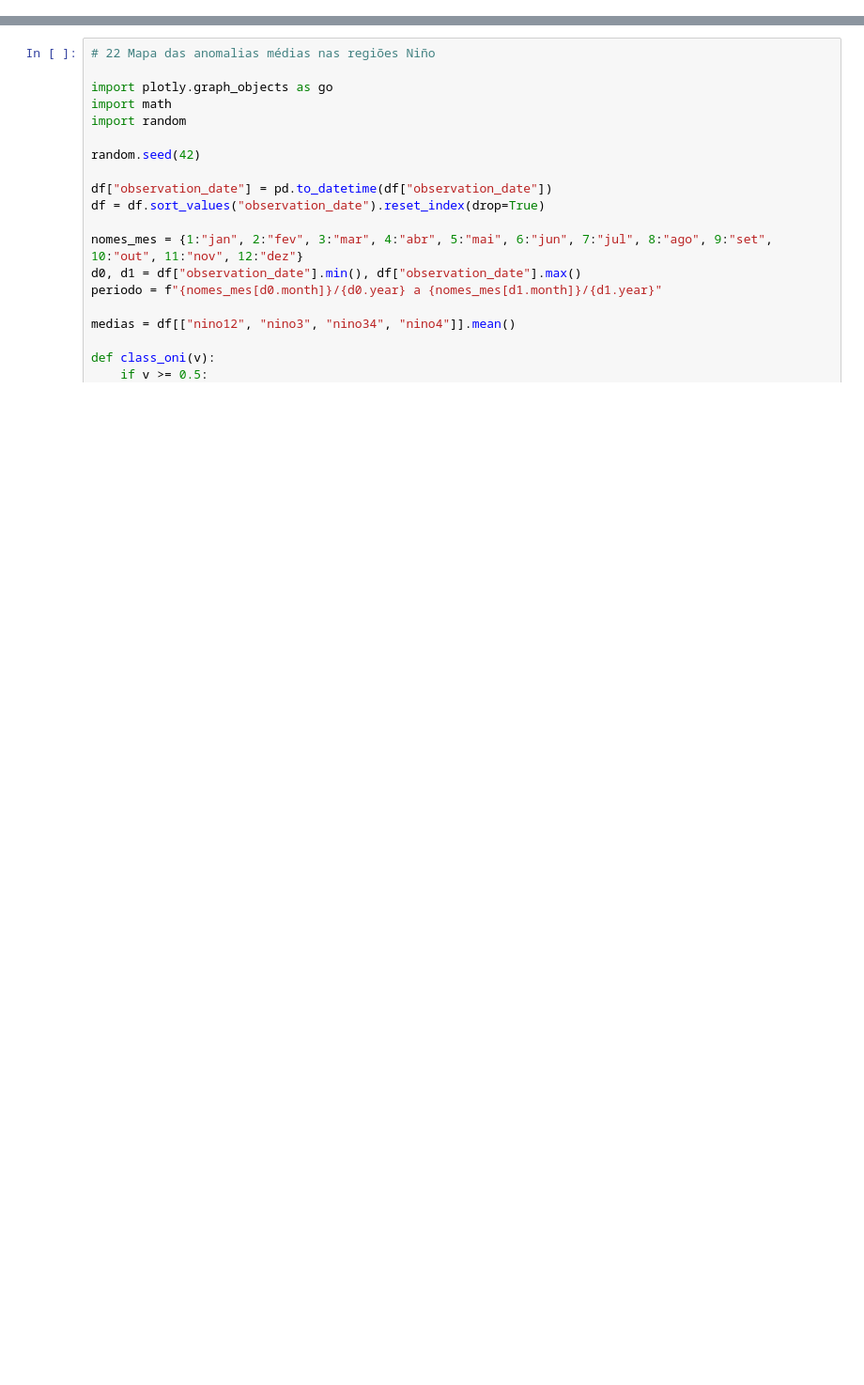
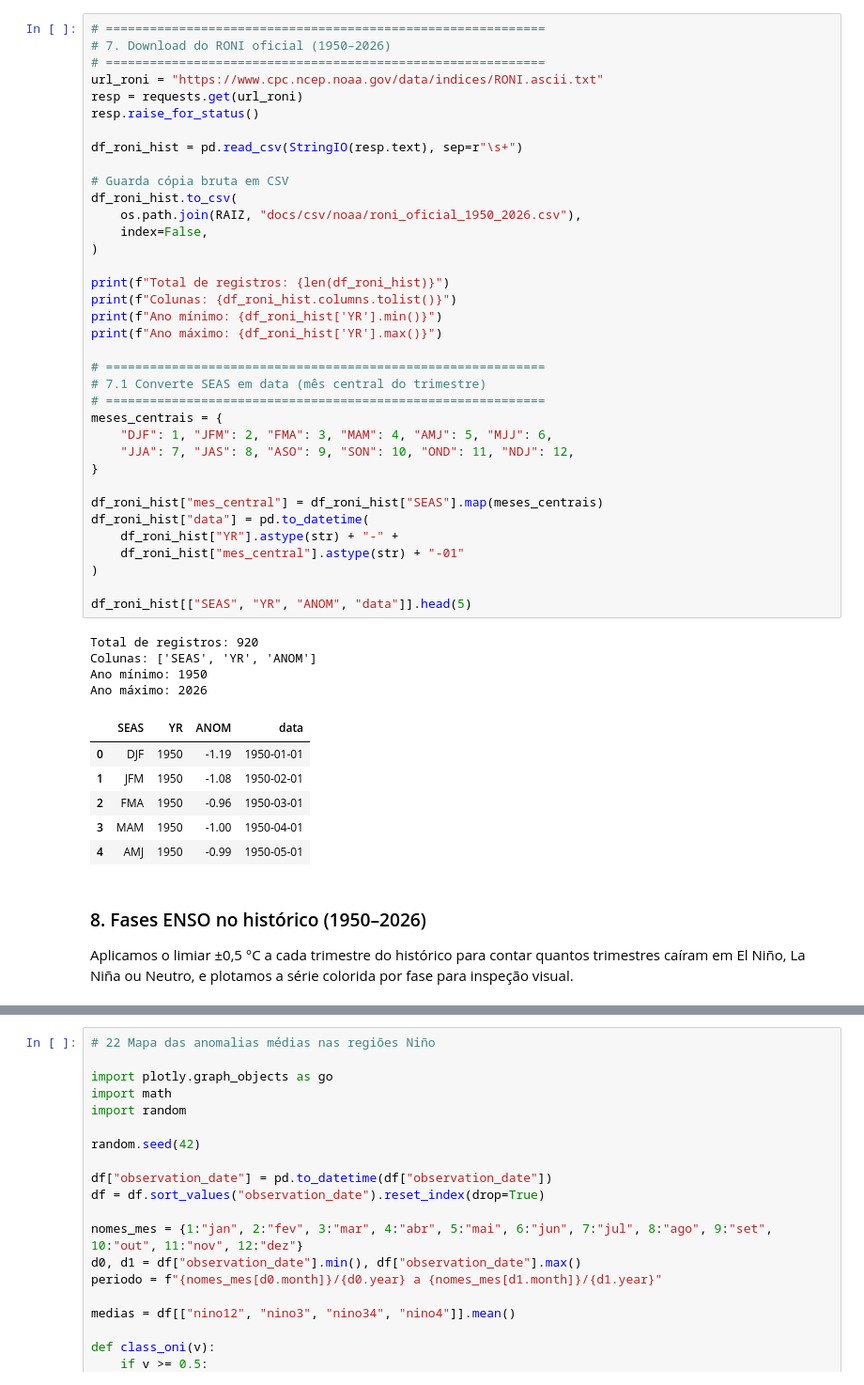
Before and after one commit to anselmojsantos/analiseP4Nooa, a Jupyter notebook: Notebookes/nooa.ipynb, the cells around one changed output, grey strips where cells are left out. Shown at 94% size. Drawn from its saved outputs; the diff is of its cells as text; blank space fills up the shorter version.

```diff
--- a/Notebookes/nooa.ipynb
+++ b/Notebookes/nooa.ipynb
@@ -1100,0 +320,53 @@ df_2026.to_sql(
+# %%
+# ============================================================
+# 7. Download do RONI oficial (1950–2026)
+# ============================================================
+url_roni = "https://www.cpc.ncep.noaa.gov/data/indices/RONI.ascii.txt"
+resp = requests.get(url_roni)
+resp.raise_for_status()
+
+df_roni_hist = pd.read_csv(StringIO(resp.text), sep=r"\s+")
+
+# Guarda cópia bruta em CSV
+df_roni_hist.to_csv(
+    os.path.join(RAIZ, "docs/csv/noaa/roni_oficial_1950_2026.csv"),
+    index=False,
+)
+
+print(f"Total de registros: {len(df_roni_hist)}")
+print(f"Colunas: {df_roni_hist.columns.tolist()}")
+print(f"Ano mínimo: {df_roni_hist['YR'].min()}")
+print(f"Ano máximo: {df_roni_hist['YR'].max()}")
+
+# ============================================================
+# 7.1 Converte SEAS em data (mês central do trimestre)
+# ============================================================
+meses_centrais = {
+    "DJF": 1, "JFM": 2, "FMA": 3, "MAM": 4, "AMJ": 5, "MJJ": 6,
+    "JJA": 7, "JAS": 8, "ASO": 9, "SON": 10, "OND": 11, "NDJ": 12,
+}
+
+df_roni_hist["mes_central"] = df_roni_hist["SEAS"].map(meses_centrais)
+df_roni_hist["data"] = pd.to_datetime(
+    df_roni_hist["YR"].astype(str) + "-" +
+    df_roni_hist["mes_central"].astype(str) + "-01"
+)
+
+df_roni_hist[["SEAS", "YR", "ANOM", "data"]].head(5)
+# %% [output]
+Total de registros: 920
+Colunas: ['SEAS', 'YR', 'ANOM']
+Ano mínimo: 1950
+Ano máximo: 2026
+|  | SEAS | YR | ANOM | data |
+| 0 | DJF | 1950 | -1.19 | 1950-01-01 |
+| 1 | JFM | 1950 | -1.08 | 1950-02-01 |
+| 2 | FMA | 1950 | -0.96 | 1950-03-01 |
+| 3 | MAM | 1950 | -1.00 | 1950-04-01 |
+| 4 | AMJ | 1950 | -0.99 | 1950-05-01 |
+# %% [markdown]
+<h3> 8. Fases ENSO no histórico (1950–2026)</h3>
+
+Aplicamos o limiar ±0,5 °C a cada trimestre do histórico para contar
+quantos trimestres caíram em El Niño, La Niña ou Neutro, e plotamos
+a série colorida por fase para inspeção visual.
```
Also changed, not shown: parts of 58 cells of this notebook, 2 other files.
